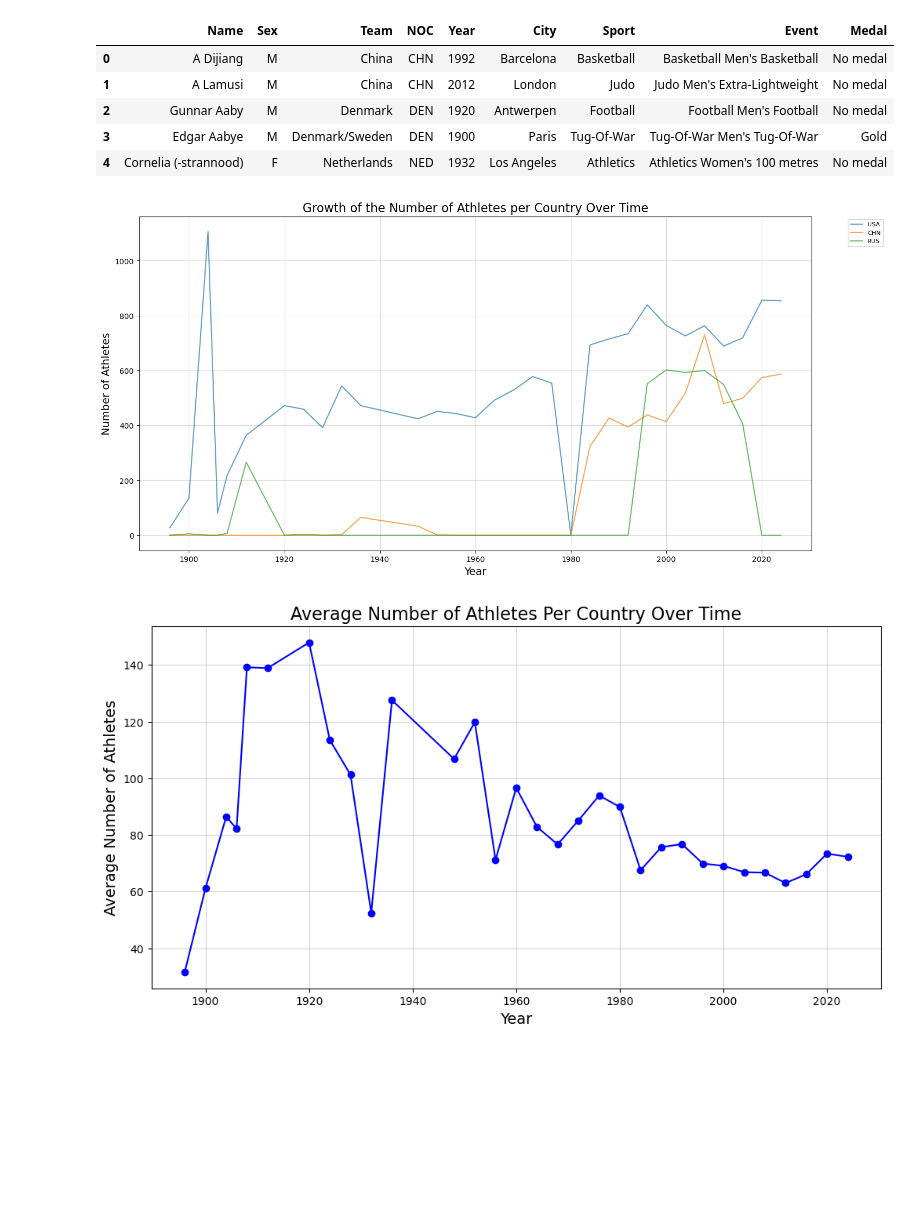
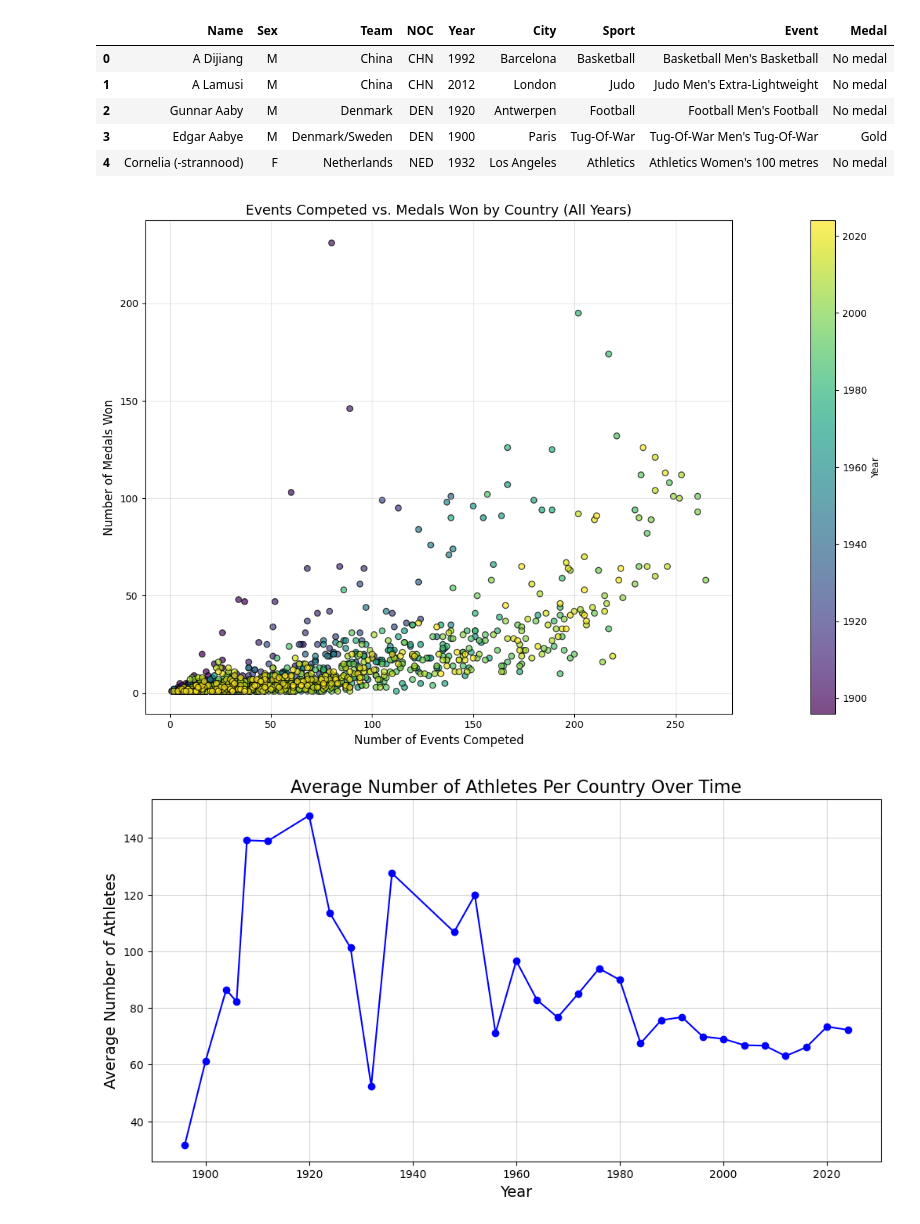
Before and after one commit to cynthiaWEpicCoder/MCM, a Jupyter notebook: hostcountry.ipynb, the cells around one changed output. Drawn from its saved outputs; the diff is of its cells as text; code cells hidden in the pictures; blank space fills up the shorter version.

```diff
--- a/hostcountry.ipynb
+++ b/hostcountry.ipynb
@@ -185,29 +185,58 @@ athletes.head()
 | 3 | Edgar Aabye | M | Denmark/Sweden | DEN | 1900 | Paris | Tug-Of-War | Tug-Of-War Men's Tug-Of-War | Gold |
 | 4 | Cornelia (-strannood) | F | Netherlands | NED | 1932 | Los Angeles | Athletics | Athletics Women's 100 metres | No medal |
 # %%
-athletes_data = athletes.drop_duplicates()
-athlete_counts = athletes_data.groupby(['Year', 'NOC']).size().reset_index(name='Athlete_Count')
-athlete_pivot_data = athlete_counts.pivot(index='Year', columns='NOC', values='Athlete_Count').fillna(0)
+import pandas as pd
+import matplotlib.pyplot as plt
 
-# Plot each country's line
-countries_of_interest = ['USA', 'CHN', 'RUS']
-athlete_pivot_data[countries_of_interest].plot(figsize=(16, 8), legend=False, alpha=0.7)
+# File paths
+medal_counts_file = "summerOly_medal_counts.csv"
+athletes_file = "summerOly_athletes.csv"
 
-pivot_data_smoothed = athlete_pivot_data.rolling(window=3, min_periods=1).mean()
-#pivot_data_smoothed[countries_of_interest].plot(figsize=(16, 8), legend=False, alpha=0.7)
+# Read the medal counts file
+medal_data = pd.read_csv(medal_counts_file)
 
-# Add title and labels
-plt.title("Growth of the Number of Athletes per Country Over Time", fontsize=16)
-plt.xlabel("Year", fontsize=14)
-plt.ylabel("Number of Athletes", fontsize=14)
-plt.grid(alpha=0.5)
+# Read the athletes file
+athletes_data = pd.read_csv(athletes_file)
 
-# Optionally, add a legend
-plt.legend(countries_of_interest, bbox_to_anchor=(1.05, 1), loc='upper left', fontsize=8)
-#plt.tight_layout()
+# Group the athletes data by Year and Team to calculate the number of unique events
+athletes_grouped = (
+    athletes_data.groupby(["Year", "Team"])["Event"].nunique().reset_index()
+)
+athletes_grouped.rename(columns={"Event": "Events_Competed"}, inplace=True)
+
+# Merge the medal data with the grouped athletes data on Year and Team
+merged_data = pd.merge(
+    medal_data,
+    athletes_grouped,
+    on=["Year", "Team"],
+    how="inner",
+)
+
+# Plot the data
+plt.figure(figsize=(12, 8))
+
+# Scatter plot: Events competed (x-axis) vs. Medals won (y-axis)
+plt.scatter(
+    merged_data["Events_Competed"],
+    merged_data["Total"],
+    alpha=0.7,
+    c=merged_data["Year"],  # Color by year
+    cmap="viridis",
+    edgecolor="k",
+)
+
+# Add labels and title
+plt.colorbar(label="Year", pad=0.1)
+plt.title("Events Competed vs. Medals Won by Country (All Years)", fontsize=14)
+plt.xlabel("Number of Events Competed", fontsize=12)
+plt.ylabel("Number of Medals Won", fontsize=12)
+plt.grid(alpha=0.3)
+
+# Show the plot
+plt.tight_layout()
 plt.show()
 # %% [output]
-[figure, old version]
+[figure, new version]
 # %%
 athlete_counts = athletes_data.groupby(['Year', 'NOC']).size().reset_index(name='Athlete_Count')
 avg_athletes_per_country = athlete_counts.groupby('Year')['Athlete_Count'].mean()
```
Also changed, not shown: 1 other file.
